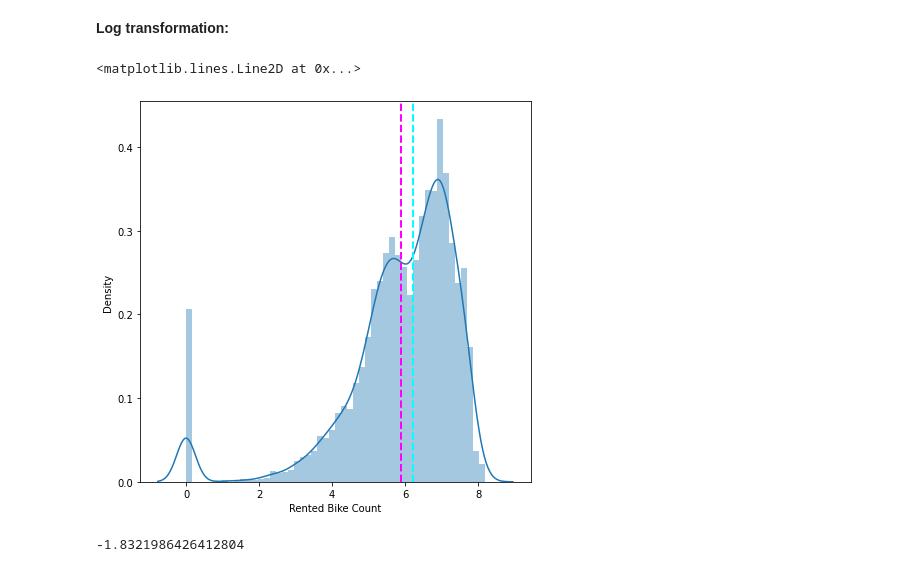
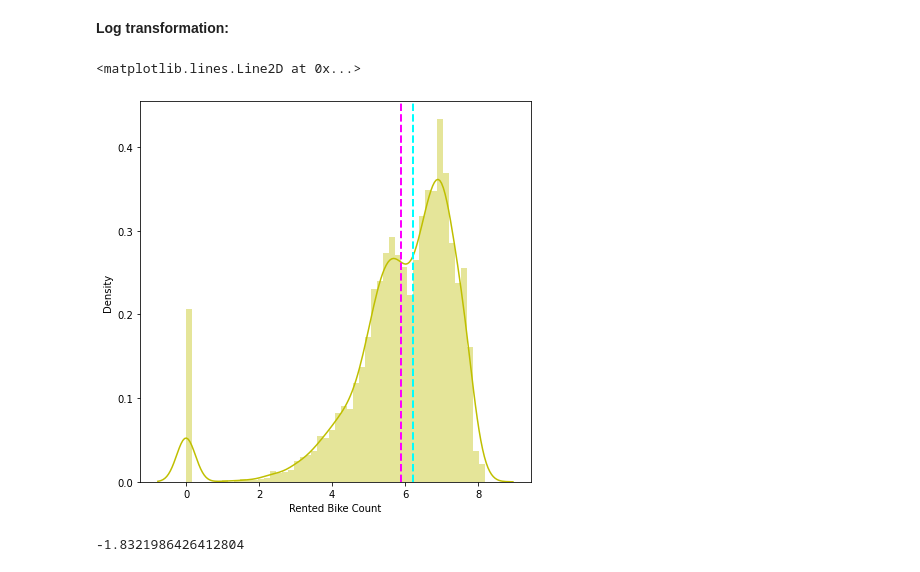
Before and after one commit to disuja7/Bike-sharing-demand-prediction, a Jupyter notebook: Copy_of_Bike_Sharing_Demand_Prediction_Capstone_Project.ipynb, the cells around one changed output. Saved outputs shown, nothing was run; the diff lists cells and outputs as text; code cells hidden in the pictures.

```diff
--- a/Copy_of_Bike_Sharing_Demand_Prediction_Capstone_Project.ipynb
+++ b/Copy_of_Bike_Sharing_Demand_Prediction_Capstone_Project.ipynb
@@ -220,12 +220,12 @@ Since the dependent variable is right or positive skewed, we will try make it no
 # %%
 # Log transformation of dependent variable to get normal distribution
 plt.figure(figsize=(7,7))
-sns.distplot(np.log1p(df['Rented Bike Count']))
+sns.distplot(np.log1p(df['Rented Bike Count']),color='y')
 plt.axvline(np.log1p(df['Rented Bike Count']).median(), color='cyan', linestyle='dashed', linewidth=2)
 plt.axvline(np.log1p(df['Rented Bike Count']).mean(), color='magenta', linestyle='dashed', linewidth=2)
 # %% [output]
 <matplotlib.lines.Line2D at 0x...>
-[figure, old version]
+[figure, new version]
 # %%
 # skew of the dependent variable after log transformation
 np.log1p(df['Rented Bike Count']).skew()
```
Also changed, not shown: parts of 87 cells of this notebook.
